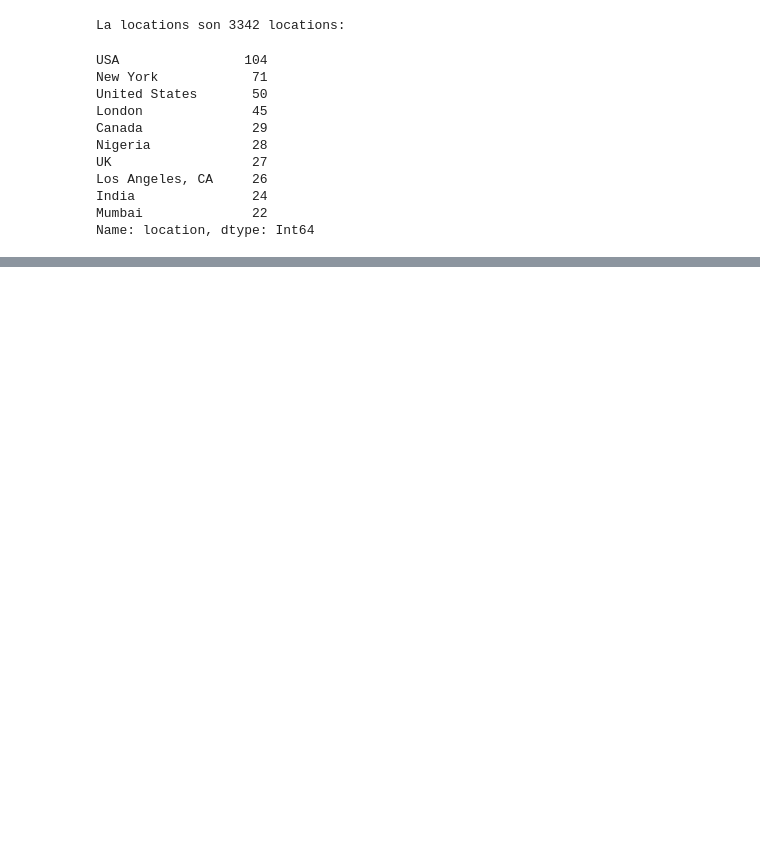
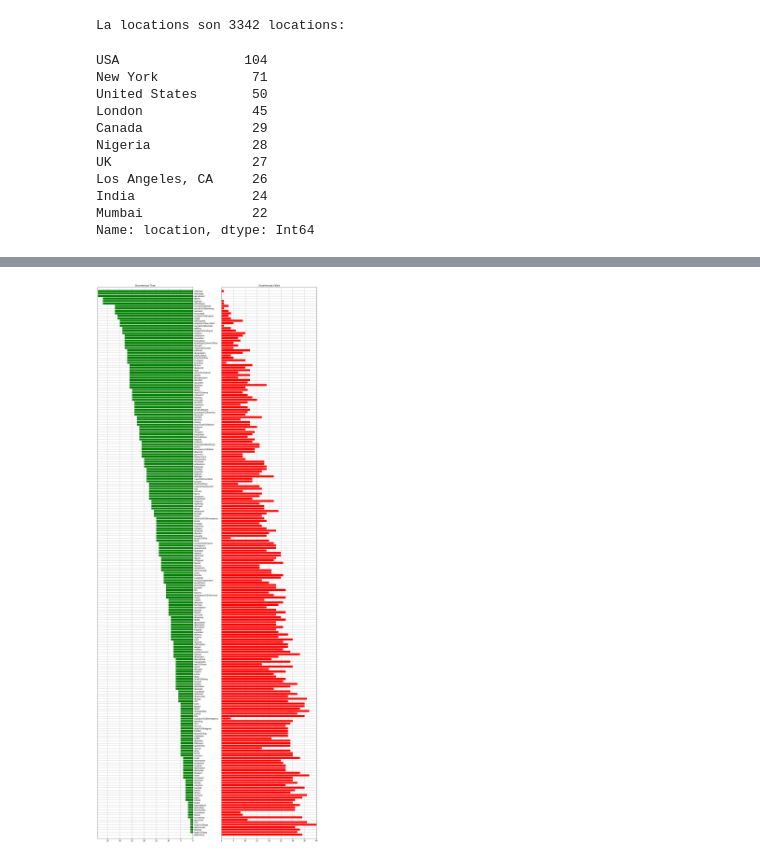
Before and after one commit to NicoGarofalo/TPDatos, a Jupyter notebook: TP1.ipynb, the cells around one changed output, grey strips where cells are left out. Saved outputs shown, nothing was run; the diff lists cells and outputs as text; code cells hidden in the pictures; blank space fills up the shorter version.

Commit message:
Agrego los bar charts de keywords filtradas, el top 5, bot 5 etc

```diff
--- a/TP1.ipynb
+++ b/TP1.ipynb
@@ -171,0 +193,52 @@ plt.show()
+# %%
+ocurrenciasKeywordsFalsas = freqFalseKeys.to_dict()
+# %%
+#Creo un diccionario con las keywords y una tupla que contiene los valores de las ocurrencias verdaderas y las falsas
+# asi no perdemos el orden de la keyword con sus ocurrencias
+mergeDict = {}
+for key in ocurrenciasTotales:
+    mergeDict[key] = (ocurrenciasKeywordsVerdaderas[key] if key in ocurrenciasKeywordsVerdaderas else 0, \
+                     ocurrenciasKeywordsFalsas[key] if key in ocurrenciasKeywordsFalsas else 0)
+# %%
+##Pasamos el dict a keys para los graficos
+ocurrenciasTrue = []
+ocurrenciasFalse = []
+
+for key in mergeDict:
+    ocurrenciasTrue.append(mergeDict[key][0])
+    ocurrenciasFalse.append(mergeDict[key][1])
+
+keys = list(mergeDict.keys())
+# %%
+#Hacemos el grafico
+labels = keys
+valuesTrue = np.array(ocurrenciasTrue)
+valuesFalse = np.array(ocurrenciasFalse)
+
+idx = valuesTrue.argsort()
+labels, valuesTrue, valuesFalse = [np.take(x, idx) for x in [labels, valuesTrue, valuesFalse]]
+
+y = np.arange(valuesFalse.size)
+
+fig, axes = plt.subplots(ncols=2, sharey=True)
+
+fig.set_size_inches(16, 40, forward=True)
+
+axes[0].barh(y, valuesTrue, align='center', color='green', zorder=10)
+axes[0].set(title='Ocurrencias True')
+axes[1].barh(y, valuesFalse, align='center', color='red', zorder=10)
+axes[1].set(title='Ocurrencias False')
+
+axes[0].invert_xaxis()
+axes[0].set(yticks=y, yticklabels=labels)
+axes[0].yaxis.tick_right()
+
+for ax in axes.flat:
+    ax.margins(0.005)
+    ax.grid(True)
+
+fig.tight_layout()
+fig.subplots_adjust(wspace=0.3)
+plt.show()
+# %% [output]
+[figure, added]
```
Also changed, not shown: parts of 13 cells of this notebook.
